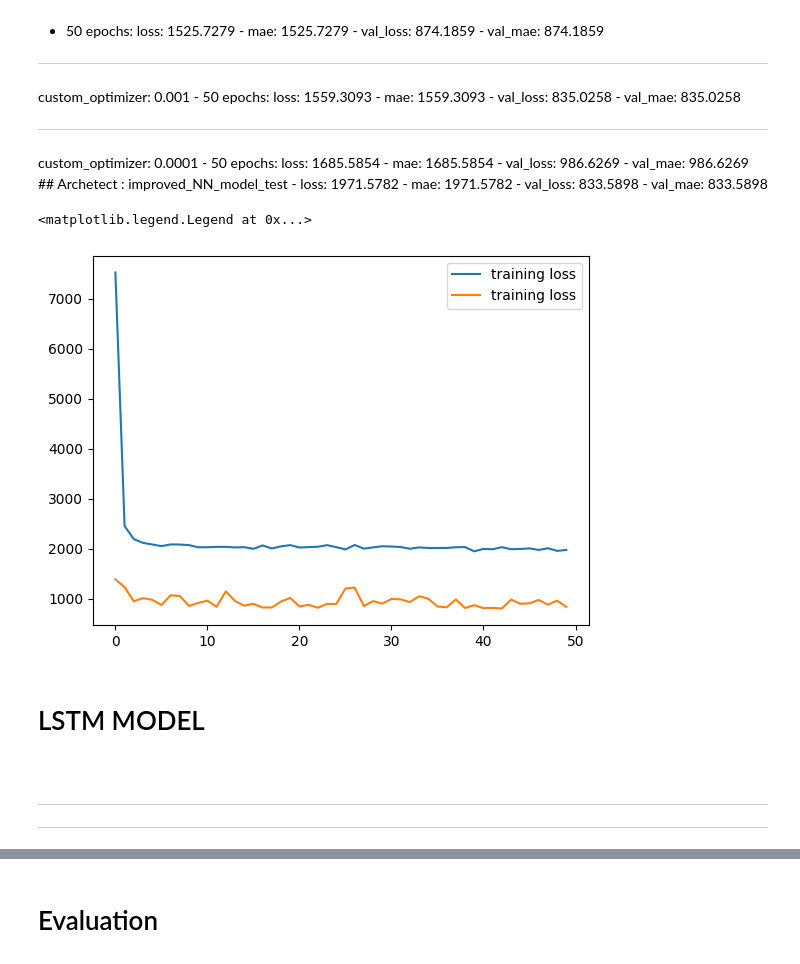
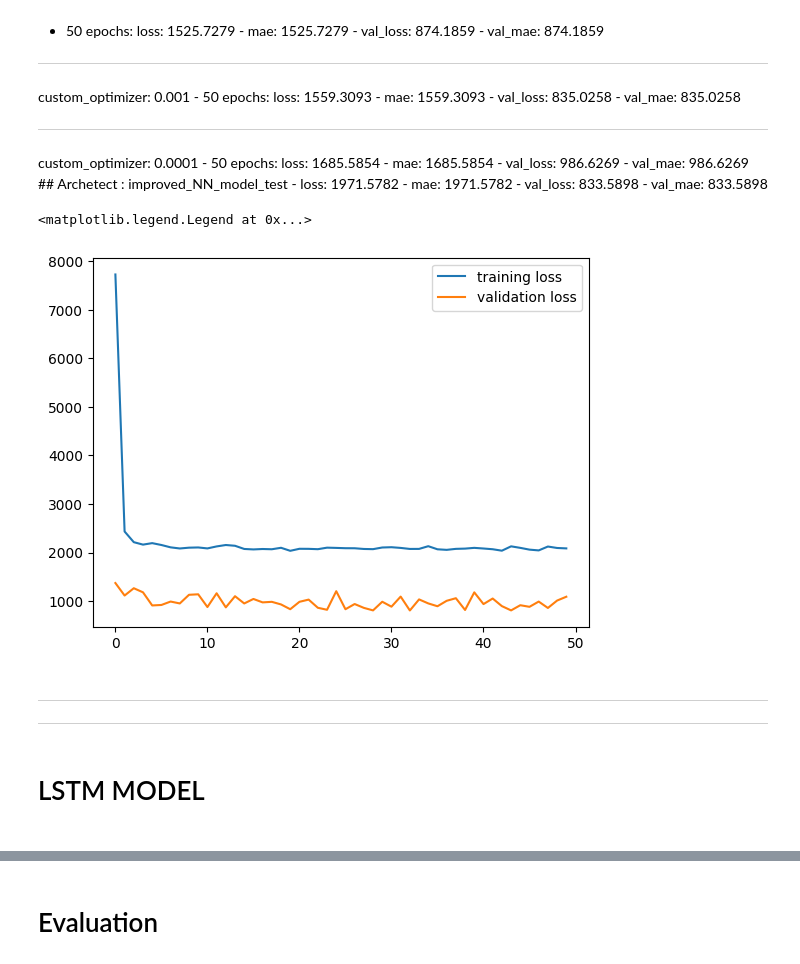
Before and after one commit to elfailali/Moroccan-all-shares-index-forcasting, a Jupyter notebook: notebooks/preprocessing.ipynb, the cells around one changed output, grey strips where cells are left out. Saved outputs shown, nothing was run; the diff lists cells and outputs as text; code cells hidden in the pictures.

```diff
--- a/notebooks/preprocessing.ipynb
+++ b/notebooks/preprocessing.ipynb
@@ -407,7 +413,7 @@ checkpointer = ModelCheckpoint(
     save_best_only = True
 )
 
-retVal = model.fit(
+retValNN = model.fit(
     x_train,
     y_train,
     validation_data=(x_test, y_test),
@@ -450,15 +456,15 @@ custom_optimizer: 0.0001
 ## Archetect : improved_NN_model_test
 - loss: 1971.5782 - mae: 1971.5782 - val_loss: 833.5898 - val_mae: 833.5898
 # %%
-plt.plot(retVal.history['loss'], label = 'training loss')
-plt.plot(retVal.history['val_loss'], label = 'training loss')
+plt.plot(retValNN.history['loss'], label = 'training loss')
+plt.plot(retValNN.history['val_loss'], label = 'validation loss')
 plt.legend()
 # %% [output]
 <matplotlib.legend.Legend at 0x...>
-[figure, old version]
+[figure, new version]
-# %% [markdown]
-<h1 class="alert alert-info">
-LSTM MODEL<h1>
 # %% [markdown]
 <hr>
 <hr>
+# %% [markdown]
+<h1 class="alert alert-info">
+LSTM MODEL<h1>
```
Also changed, not shown: parts of 30 cells of this notebook, 4 other files.
